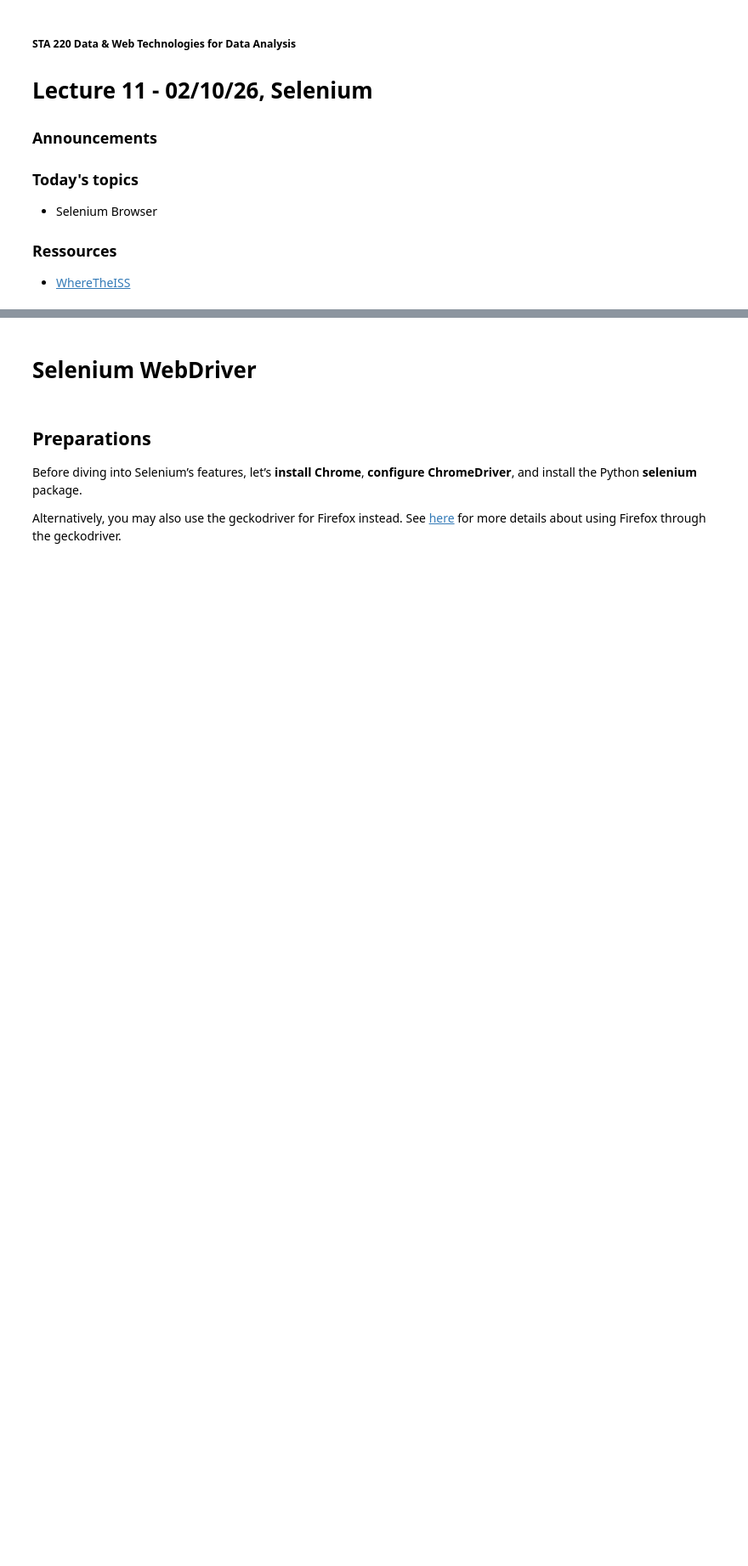
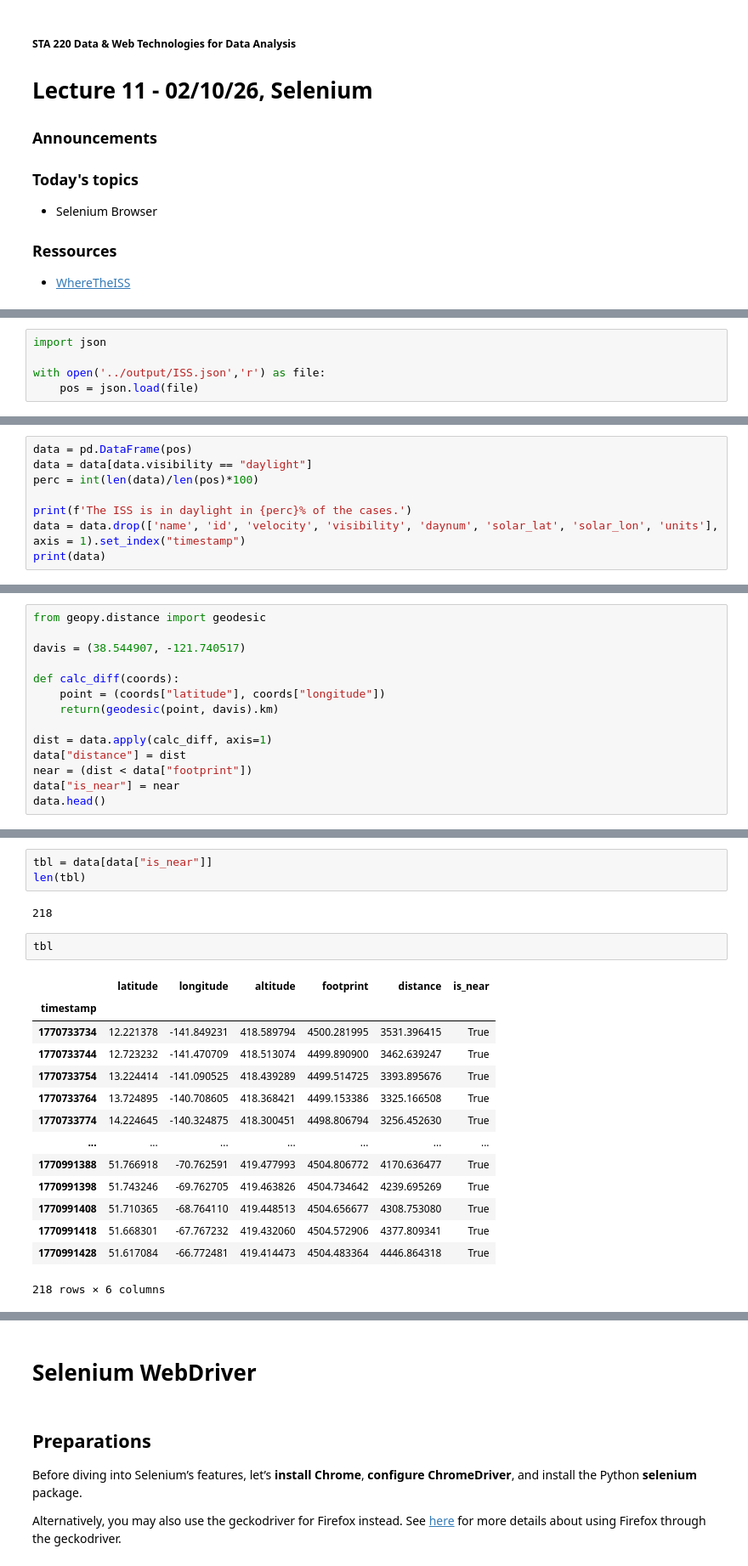
Before and after one commit to hmchilders/STA220, a Jupyter notebook: 10_selenium.ipynb, the cells around one changed output, grey strips where cells are left out. Shown at 85% size. Cells and saved outputs as stored; diff of their text form; blank space fills up the shorter version.

```diff
--- a/10_selenium.ipynb
+++ b/10_selenium.ipynb
@@ -12,0 +303,5 @@
+# %%
+import json
+
+with open('../output/ISS.json','r') as file:
+    pos = json.load(file)
@@ -12,0 +310,8 @@
+# %%
+data = pd.DataFrame(pos)
+data = data[data.visibility == "daylight"]
+perc = int(len(data)/len(pos)*100)
+
+print(f'The ISS is in daylight in {perc}% of the cases.')
+data = data.drop(['name', 'id', 'velocity', 'visibility', 'daynum', 'solar_lat', 'solar_lon', 'units'], axis = 1).set_index("timestamp")
+print(data)
@@ -12,0 +340,14 @@
+# %%
+from geopy.distance import geodesic
+
+davis = (38.544907, -121.740517)
+
+def calc_diff(coords):
+    point = (coords["latitude"], coords["longitude"])
+    return(geodesic(point, davis).km)
+
+dist = data.apply(calc_diff, axis=1)
+data["distance"] = dist
+near = (dist < data["footprint"])
+data["is_near"] = near
+data.head()
@@ -12,0 +362,22 @@
+# %%
+tbl = data[data["is_near"]]
+len(tbl)
+# %% [output]
+218
+# %%
+tbl
+# %% [output]
+|  | latitude | longitude | altitude | footprint | distance | is_near |
+| timestamp |  |  |  |  |  |  |
+| 1770733734 | 12.221378 | -141.849231 | 418.589794 | 4500.281995 | 3531.396415 | True |
+| 1770733744 | 12.723232 | -141.470709 | 418.513074 | 4499.890900 | 3462.639247 | True |
+| 1770733754 | 13.224414 | -141.090525 | 418.439289 | 4499.514725 | 3393.895676 | True |
+| 1770733764 | 13.724895 | -140.708605 | 418.368421 | 4499.153386 | 3325.166508 | True |
+| 1770733774 | 14.224645 | -140.324875 | 418.300451 | 4498.806794 | 3256.452630 | True |
+| ... | ... | ... | ... | ... | ... | ... |
+| 1770991388 | 51.766918 | -70.762591 | 419.477993 | 4504.806772 | 4170.636477 | True |
+| 1770991398 | 51.743246 | -69.762705 | 419.463826 | 4504.734642 | 4239.695269 | True |
+| 1770991408 | 51.710365 | -68.764110 | 419.448513 | 4504.656677 | 4308.753080 | True |
+| 1770991418 | 51.668301 | -67.767232 | 419.432060 | 4504.572906 | 4377.809341 | True |
+| 1770991428 | 51.617084 | -66.772481 | 419.414473 | 4504.483364 | 4446.864318 | True |
+218 rows × 6 columns
```
Also changed, not shown: parts of 97 cells of this notebook, 2 other files.
